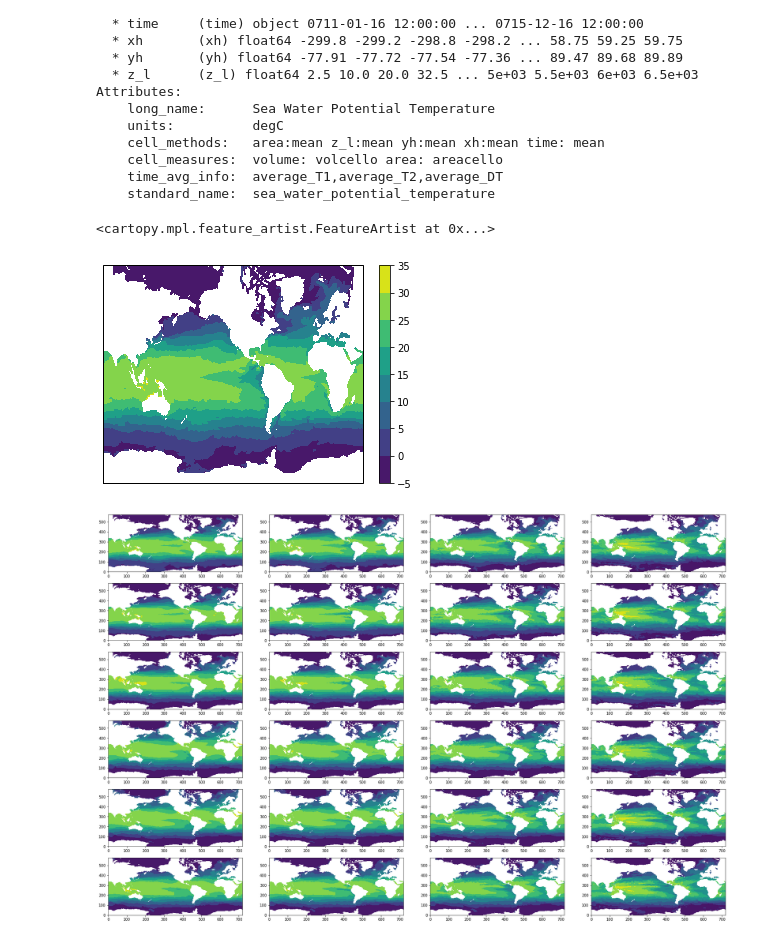
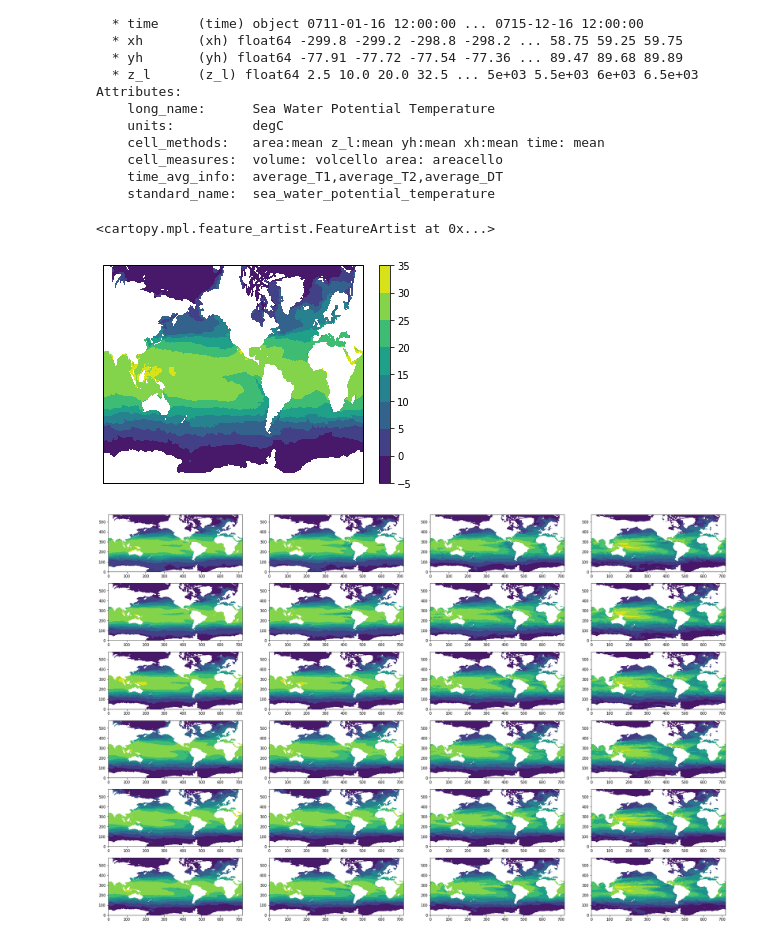
Before and after one commit to mlexaathews/wmt_bgc, a Jupyter notebook: Temperature-maps.ipynb, the cells around one changed output. Saved outputs shown, nothing was run; the diff lists cells and outputs as text; code cells hidden in the pictures.

```diff
--- a/Temperature-maps.ipynb
+++ b/Temperature-maps.ipynb
@@ -27,16 +27,16 @@ Attributes:
 # %%
 import cartopy.crs as ccrs
 
 
 ax = plt.axes(projection=ccrs.Mercator(central_longitude=0.0,min_latitude=-80.0,max_latitude=84.0,globe=None,latitude_true_scale=0.0))
 
-plt.contourf(temperature.thetao.isel(time=0,z_l=3))
+plt.contourf(temperature.thetao.isel(time=5,z_l=0))
 plt.colorbar()
 
 ax.coastlines()
 # %% [output]
 <cartopy.mpl.feature_artist.FeatureArtist at 0x...>
-[figure, old version]
+[figure, new version]
 # %%
 plt.figure(figsize=(30,20))
 #Range for z is alternating depths from 0 to 6 (surface level to depth 7)
```
Also changed, not shown: 2 other files.
